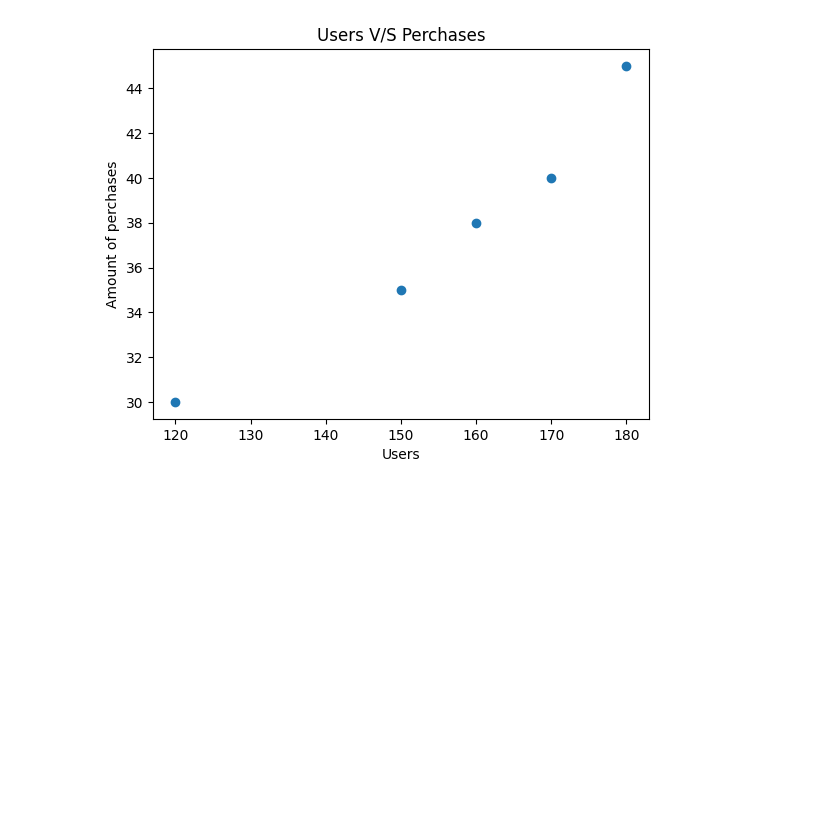
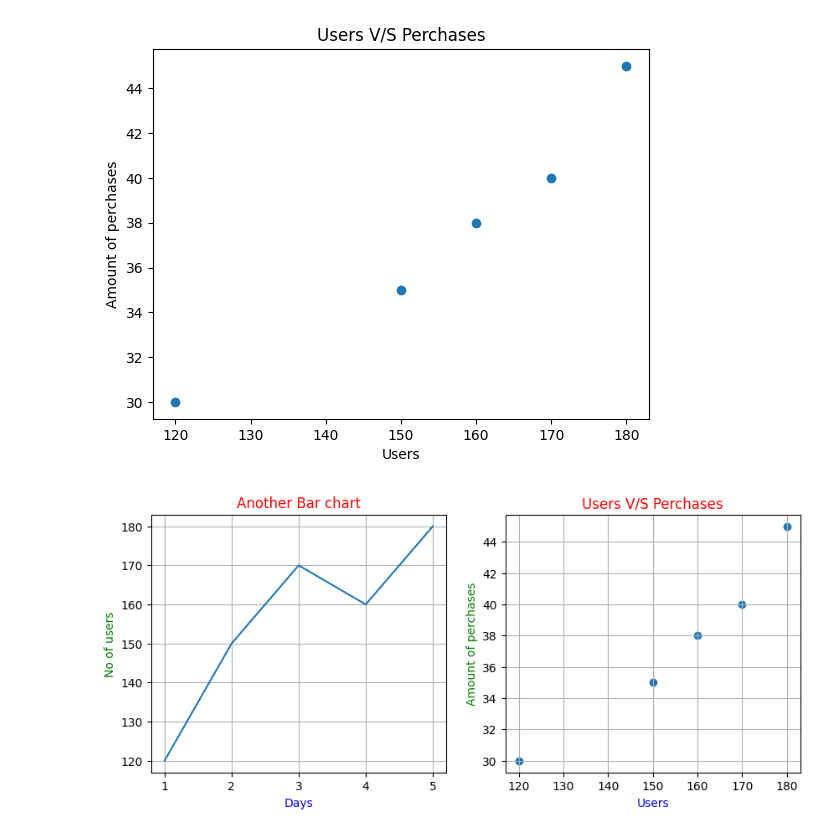
Before and after one commit to YS-Pundir/Python-Revision, a Jupyter notebook: Important-python-Libraries/matplot/revision.ipynb, the cells around one changed output. Drawn from its saved outputs; the diff is of its cells as text; code cells hidden in the pictures; blank space fills up the shorter version.

Commit message:
adding the scatter and plto in single figure

```diff
--- a/Important-python-Libraries/matplot/revision.ipynb
+++ b/Important-python-Libraries/matplot/revision.ipynb
@@ -57,3 +57,20 @@ plt.title("Users V/S Perchases")
 Text(0.5, 1.0, 'Users V/S Perchases')
 [figure]
 [figure]
+# %%
+plt.figure(figsize=[10,4])
+plt.subplot(1,2,1)
+plt.plot(df["Day"],df["Users"])
+plt.xlabel("Days",color="blue")
+plt.ylabel("No of users",color="Green")
+plt.title("Another Bar chart",color="Red")
+plt.grid(True)
+
+plt.subplot(1,2,2)
+plt.scatter(df["Users"],df["Purchase"])
+plt.xlabel("Users",color="blue")
+plt.ylabel("Amount of perchases",color="Green")
+plt.title("Users V/S Perchases",color="red")
+plt.grid(True)
+# %% [output]
+[figure, added]
```
